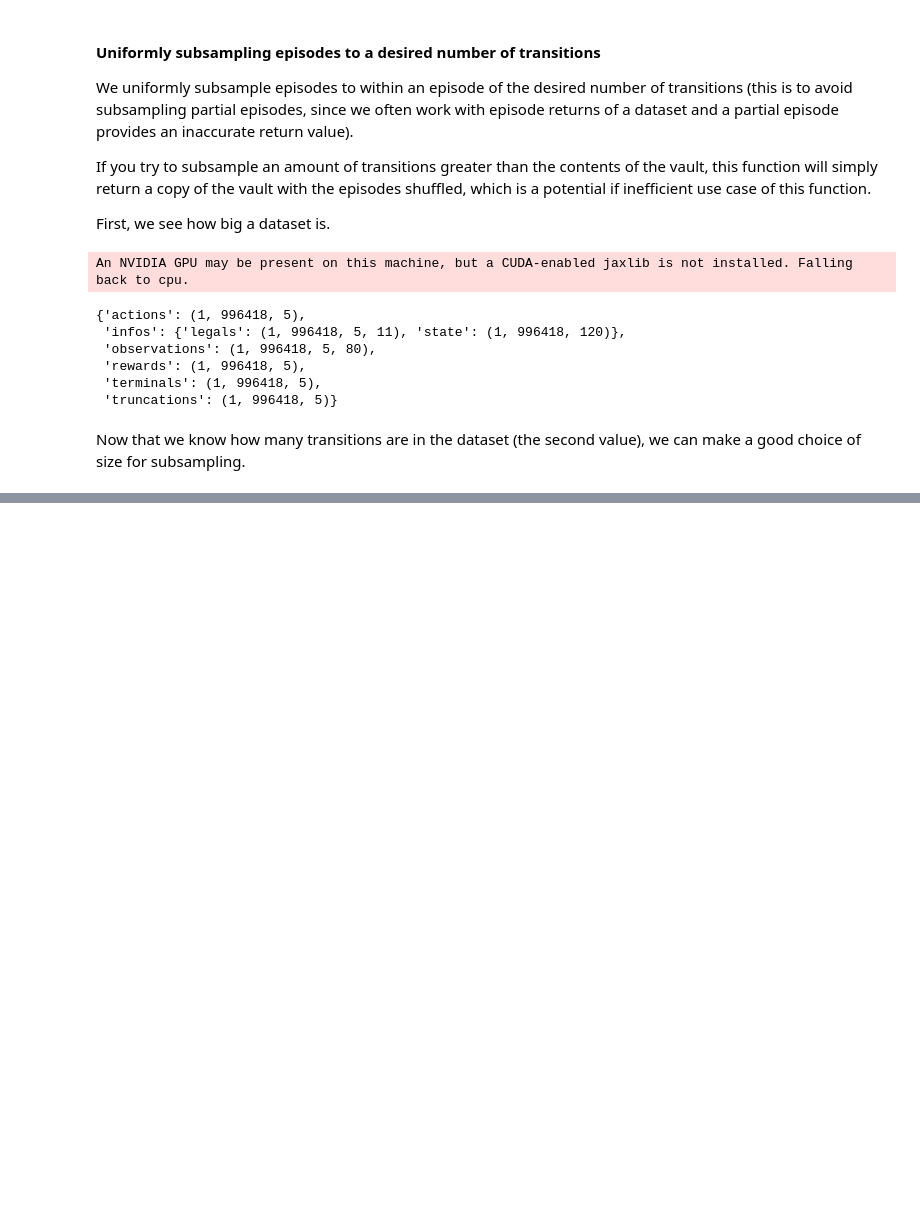
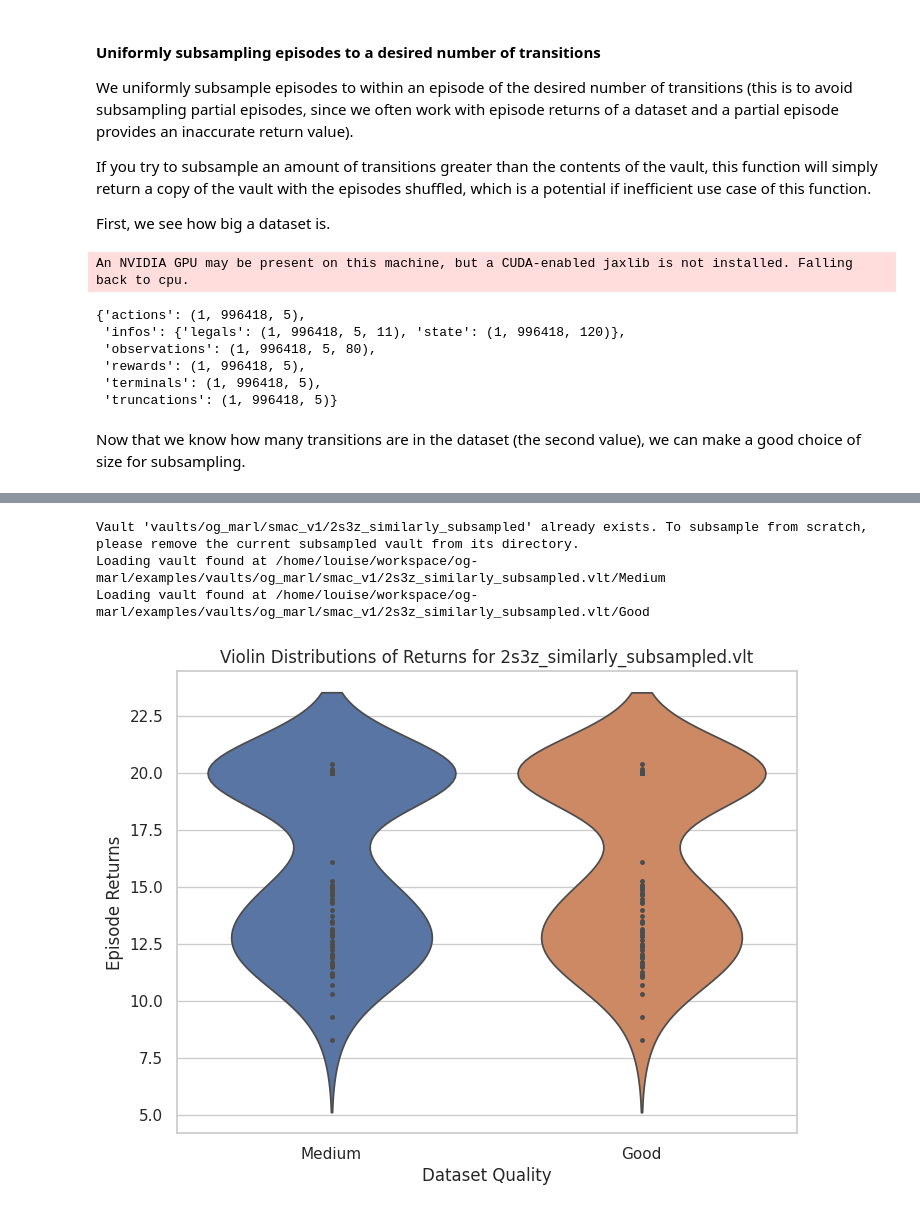
Before and after one commit to instadeepai/og-marl, a Jupyter notebook: examples/dataset_analysis_demo.ipynb, the cells around one changed output, grey strips where cells are left out. Saved outputs shown, nothing was run; the diff lists cells and outputs as text; code cells hidden in the pictures; blank space fills up the shorter version.

```diff
--- a/examples/dataset_analysis_demo.ipynb
+++ b/examples/dataset_analysis_demo.ipynb
@@ -126,0 +111,22 @@ Loading vault found at /home/louise/workspace/og-marl/examples/vaults/og_marl/sm
+# %%
+medium_vault_info = {
+    "rel_dir": vault_rel_dir,
+    "vault_name":new_vault_name,
+    "uid": 'Medium',
+}
+good_vault_info = {
+    "rel_dir": vault_rel_dir,
+    "vault_name":new_vault_name,
+    "uid": 'Good',
+}
+
+subsampled_vault_name = f"{task}_similarly_subsampled.vlt"
+# we can specify a list with just one uid to subsample only one, but automatically it subsamples each dataset in the vault
+subsample_similar(medium_vault_info,good_vault_info,vault_rel_dir,subsampled_vault_name)
+
+returns = analyse_vault(vault_name=subsampled_vault_name, rel_dir=vault_rel_dir, visualise=True)
+# %% [output]
+Vault 'vaults/og_marl/smac_v1/2s3z_similarly_subsampled' already exists. To subsample from scratch, please remove the current subsampled vault from its directory.
+Loading vault found at /home/louise/workspace/og-marl/examples/vaults/og_marl/smac_v1/2s3z_similarly_subsampled.vlt/Medium
+Loading vault found at /home/louise/workspace/og-marl/examples/vaults/og_marl/smac_v1/2s3z_similarly_subsampled.vlt/Good
+[figure, added]
```
Also changed, not shown: parts of 7 cells of this notebook, 1 other file.
